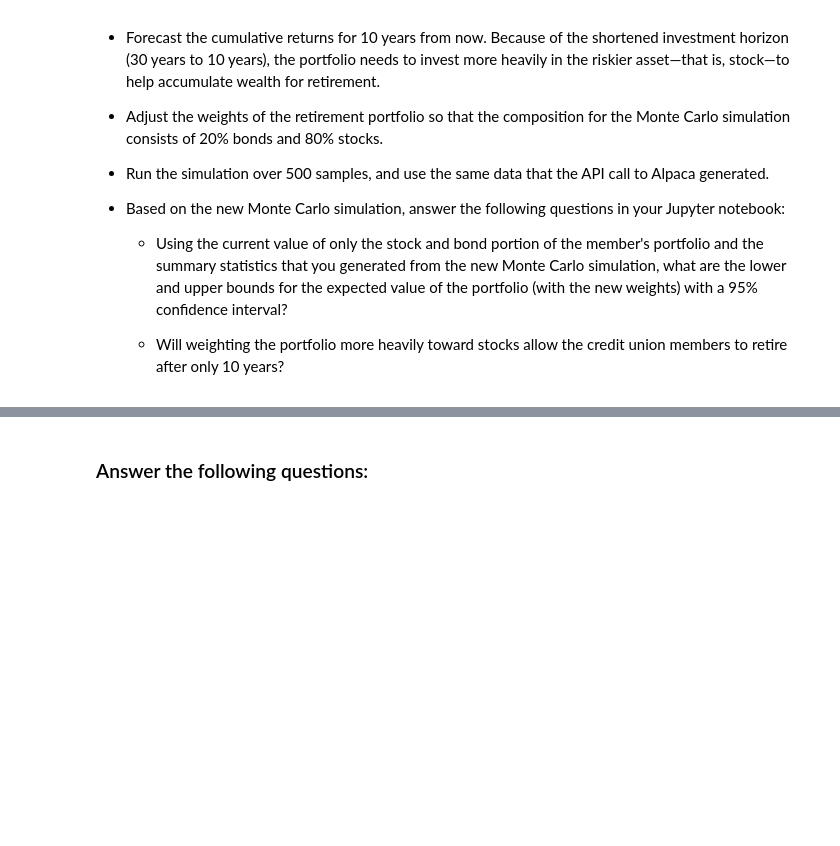
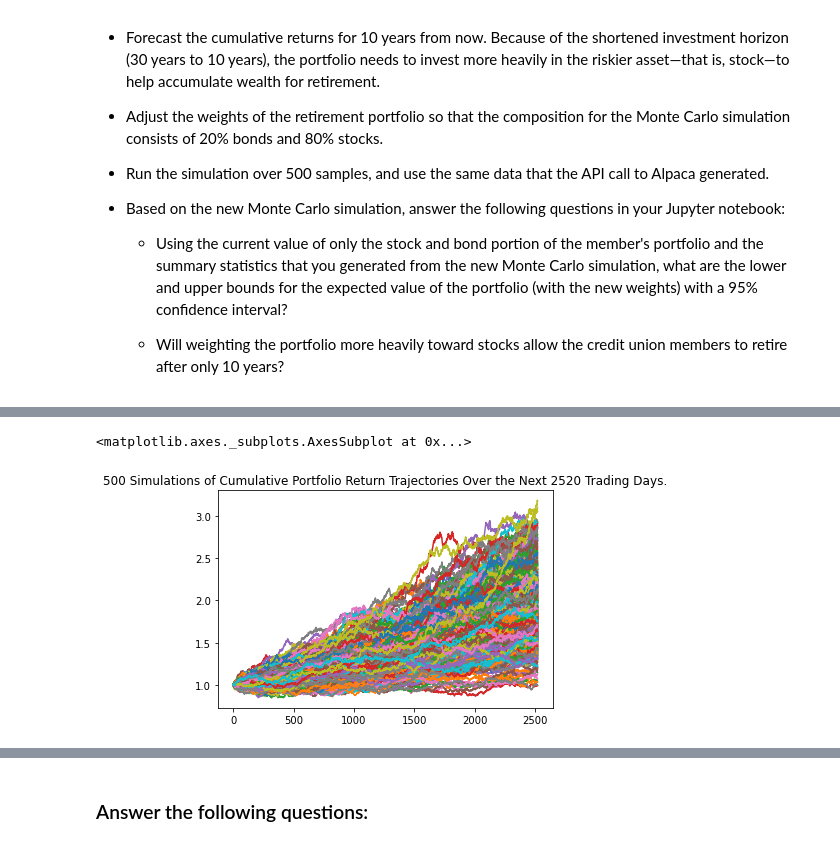
Before and after one commit to ZrowGz/uw-challenge-5, a Jupyter notebook: financial_planning_tools.ipynb, the cells around one changed output, grey strips where cells are left out. Drawn from its saved outputs; the diff is of its cells as text; code cells hidden in the pictures; blank space fills up the shorter version.

```diff
--- a/financial_planning_tools.ipynb
+++ b/financial_planning_tools.ipynb
@@ -488,7 +615,12 @@ For this new Monte Carlo simulation, do the following:
 # Configure a Monte Carlo simulation to forecast 10 years cumulative returns
 # The weights should be split 20% to AGG and 80% to SPY.
 # Run 500 samples.
-# YOUR CODE HERE
+MC_10yr_8020 = MCSimulation(
+  portfolio_data = portfolio_df,
+  weights = [.80,.20],
+  num_simulation = 500,
+  num_trading_days = 252*10
+)
 
 # Review the simulation input data
-# YOUR CODE HERE
+MC_10yr_8020.portfolio_data.head()
@@ -498,7 +681,10 @@ For this new Monte Carlo simulation, do the following:
 # %%
 # Visualize the 10-year Monte Carlo simulation by creating an
 # overlay line plot
-# YOUR CODE HERE
+MC_10yr_8020.plot_simulation()
+# %% [output]
+<matplotlib.axes._subplots.AxesSubplot at 0x...>
+[figure, added]
 # %%
 # Visualize the probability distribution of the 10-year Monte Carlo simulation
 # by plotting a histogram
```
Also changed, not shown: parts of 24 cells of this notebook.
